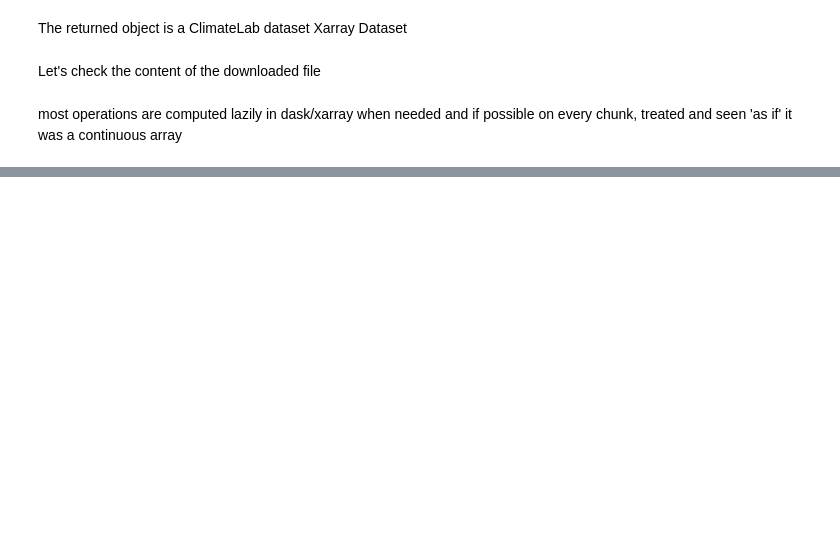
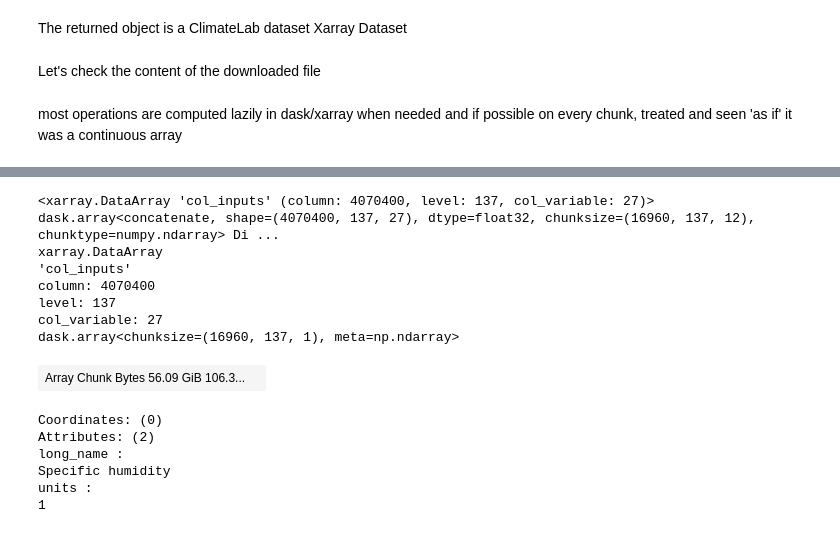
Before and after one commit to alxyok/kosmoss, a Jupyter notebook: 0_data_preprocessing/0_download_and_shard.ipynb, the cells around one changed output, grey strips where cells are left out. Saved outputs shown, nothing was run; the diff lists cells and outputs as text; code cells hidden in the pictures; blank space fills up the shorter version.

```diff
--- a/0_data_preprocessing/0_download_and_shard.ipynb
+++ b/0_data_preprocessing/0_download_and_shard.ipynb
@@ -137,6 +138,23 @@ long_name :
 Skin_temperature
 units :
 K
+# %%
+xr_array.col_inputs
+# %% [output]
+<xarray.DataArray 'col_inputs' (column: 4070400, level: 137, col_variable: 27)> dask.array<concatenate, shape=(4070400, 137, 27), dtype=float32, chunksize=(16960, 137, 12), chunktype=numpy.ndarray> Di ...
+xarray.DataArray
+'col_inputs'
+column: 4070400
+level: 137
+col_variable: 27
+dask.array<chunksize=(16960, 137, 1), meta=np.ndarray>
+| Array Chunk Bytes 56.09 GiB 106.3... |  |
+Coordinates: (0)
+Attributes: (2)
+long_name :
+Specific humidity
+units :
+1
 # %%
 features = [
     'sca_inputs',
```
Also changed, not shown: parts of 8 cells of this notebook, 2 other files.
